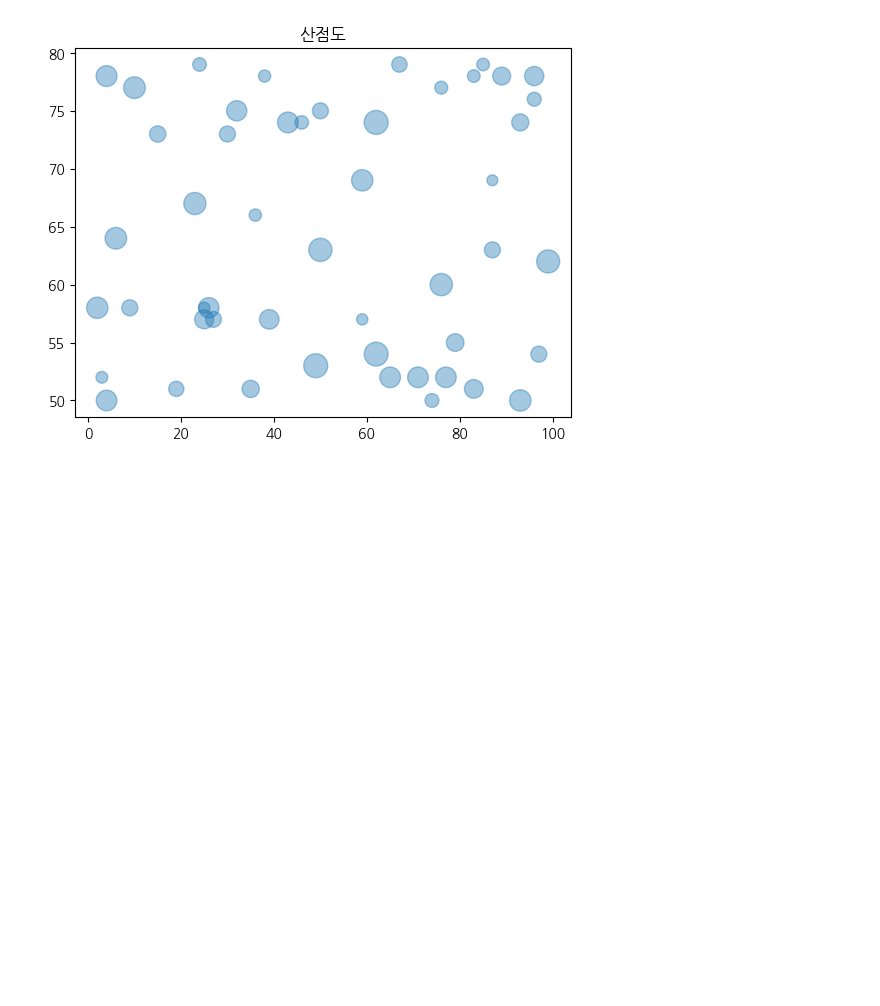
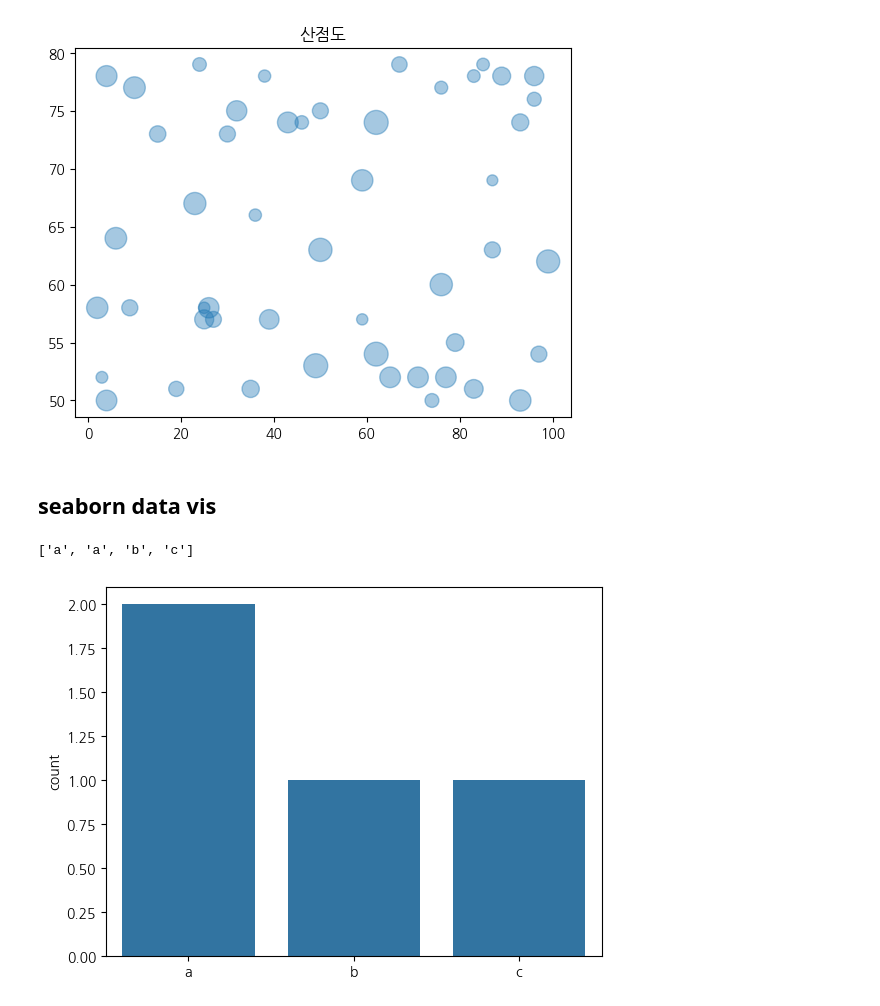
Before and after one commit to mgmg0429/2024-1-my-BDA, a Jupyter notebook: inclass/01w_0311_mon_bigdata_basic.ipynb, the cells around one changed output. Drawn from its saved outputs; the diff is of its cells as text; code cells hidden in the pictures; blank space fills up the shorter version.

```diff
--- a/inclass/01w_0311_mon_bigdata_basic.ipynb
+++ b/inclass/01w_0311_mon_bigdata_basic.ipynb
@@ -82,3 +82,5 @@ plt.scatter(x, y, s=s, alpha=.4)
 plt.title('산점도');
 # %% [output]
 [figure]
+# %% [markdown]
+## seaborn data vis
@@ -84,0 +89,10 @@ plt.title('산점도');
+# %%
+var = ['a', 'a', 'b', 'c']
+var
+['a', 'a', 'b', 'c']
+# %% [output]
+['a', 'a', 'b', 'c']
+# %%
+sns.countplot(x = var);
+# %% [output]
+[figure, added]
```
Also changed, not shown: parts of 3 cells of this notebook.
